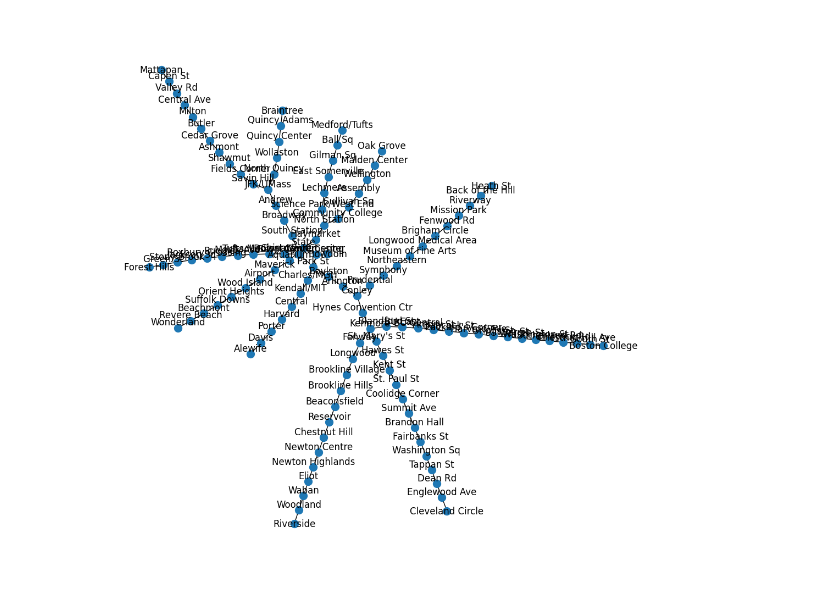
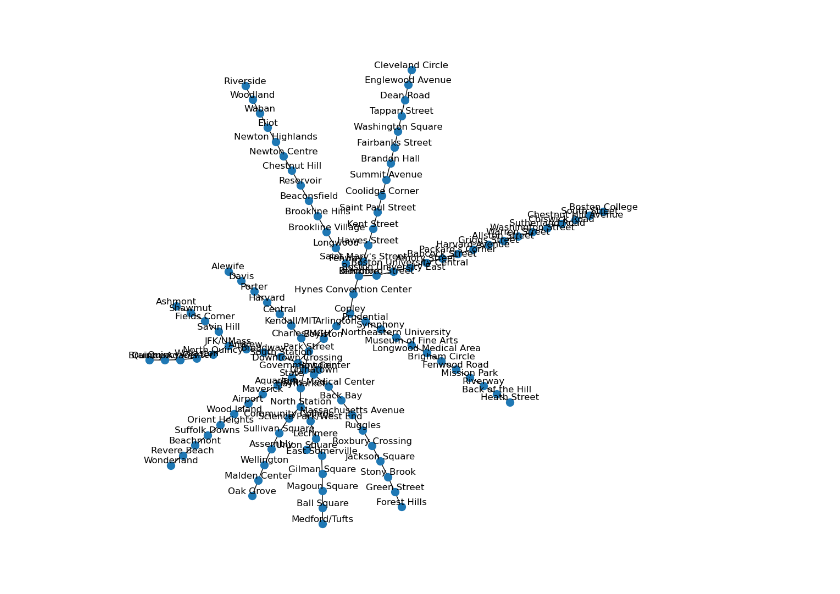
Before and after one commit to MarkusG/math-168-project, a Jupyter notebook: parse_station_lists_into_network.ipynb, the cells around one changed output. Saved outputs shown, nothing was run; the diff lists cells and outputs as text; code cells hidden in the pictures.

Commit message:
Get lines from GTFS data

```diff
--- a/parse_station_lists_into_network.ipynb
+++ b/parse_station_lists_into_network.ipynb
@@ -1,39 +1,47 @@
 # %%
 import networkx as nx
 import matplotlib.pyplot as plt
 
 def open_line_file(filename):
-    with open(f'./lines/{filename}.txt', 'r') as f:
+    with open(f'/home/mark/school/math168/project/lines_from_gtfs_static_data/{filename}.txt', 'r') as f:
       lines = f.readlines()
     return lines
 
 line_files = [
-    'orange',
-    'blue',
-    'red_left',
-    'red_right',
-    'green_b',
-    'green_c',
-    'green_d',
-    'green_e',
+    'Red-C1-0',
+    'Red-C1-1',
+    'Red-C2-0',
+    'Red-C2-1',
+    'Green-B-C1-0',
+    'Green-B-C1-1',
+    'Green-C-C1-0',
+    'Green-C-C1-1',
+    'Green-D-C1-0',
+    'Green-D-C1-1',
+    'Green-E-C1-0',
+    'Green-E-C1-1',
+    'Orange-C1-0',
+    'Orange-C1-1',
+    'Blue-C1-0',
+    'Blue-C1-1'
 ]
 
 line_stations = map(open_line_file, line_files)
 
 stations = set()
 edges = set()
 
 for line in line_stations:
     for i in range(len(line)-1):
         stations.add(line[i])
         edges.add((line[i], line[i+1]))
     stations.add(line[-1])
 
 network = nx.Graph()
 network.add_nodes_from(stations)
 network.add_edges_from(edges)
 
 fig = plt.figure(figsize = (10,10))
 nx.draw_kamada_kawai(network, with_labels=True, node_size=100)
 # %% [output]
-[figure, old version]
+[figure, new version]
```
Also changed, not shown: 22 other files.
